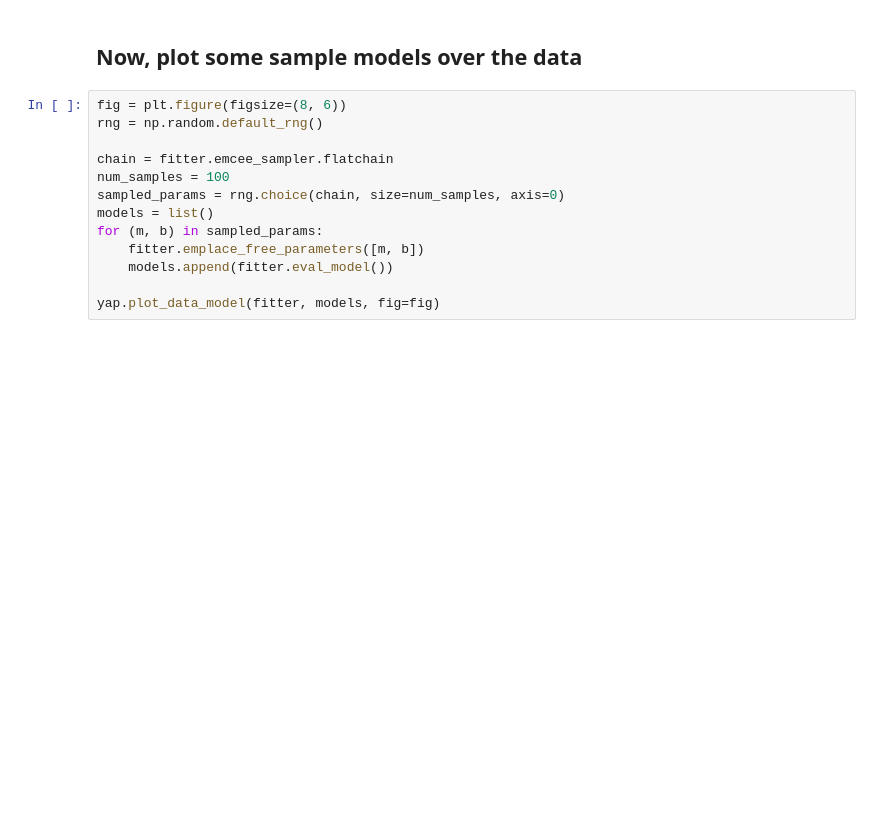
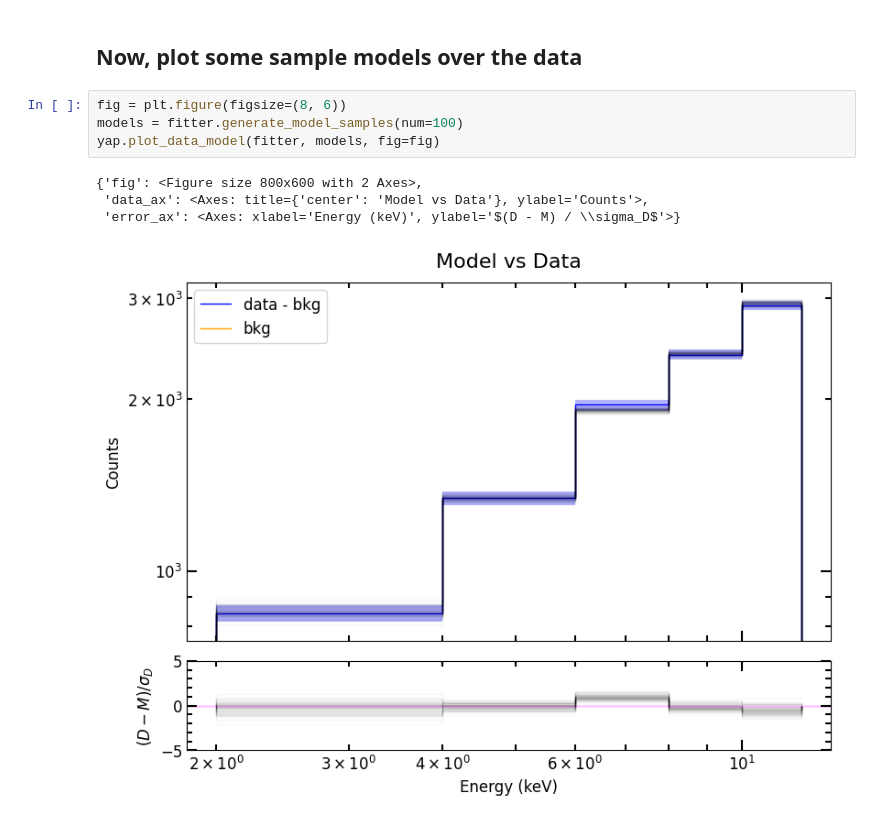
Before and after one commit to settwi/yaff, a Jupyter notebook: examples/line_fit.ipynb, the cells around one changed output. Saved outputs shown, nothing was run; the diff lists cells and outputs as text; blank space fills up the shorter version.

```diff
--- a/examples/line_fit.ipynb
+++ b/examples/line_fit.ipynb
@@ -161,14 +179,10 @@ yap.plot_parameter_chains(fitter, names=fitter.free_param_names, params=list(fit
 ## Now, plot some sample models over the data
 # %%
 fig = plt.figure(figsize=(8, 6))
-rng = np.random.default_rng()
-
-chain = fitter.emcee_sampler.flatchain
-num_samples = 100
-sampled_params = rng.choice(chain, size=num_samples, axis=0)
-models = list()
-for (m, b) in sampled_params:
-    fitter.emplace_free_parameters([m, b])
-    models.append(fitter.eval_model())
-
+models = fitter.generate_model_samples(num=100)
 yap.plot_data_model(fitter, models, fig=fig)
+# %% [output]
+{'fig': <Figure size 800x600 with 2 Axes>,
+ 'data_ax': <Axes: title={'center': 'Model vs Data'}, ylabel='Counts'>,
+ 'error_ax': <Axes: xlabel='Energy (keV)', ylabel='$(D - M) / \\sigma_D$'>}
+[figure, added]
```
Also changed, not shown: parts of 12 cells of this notebook, 3 other files.
